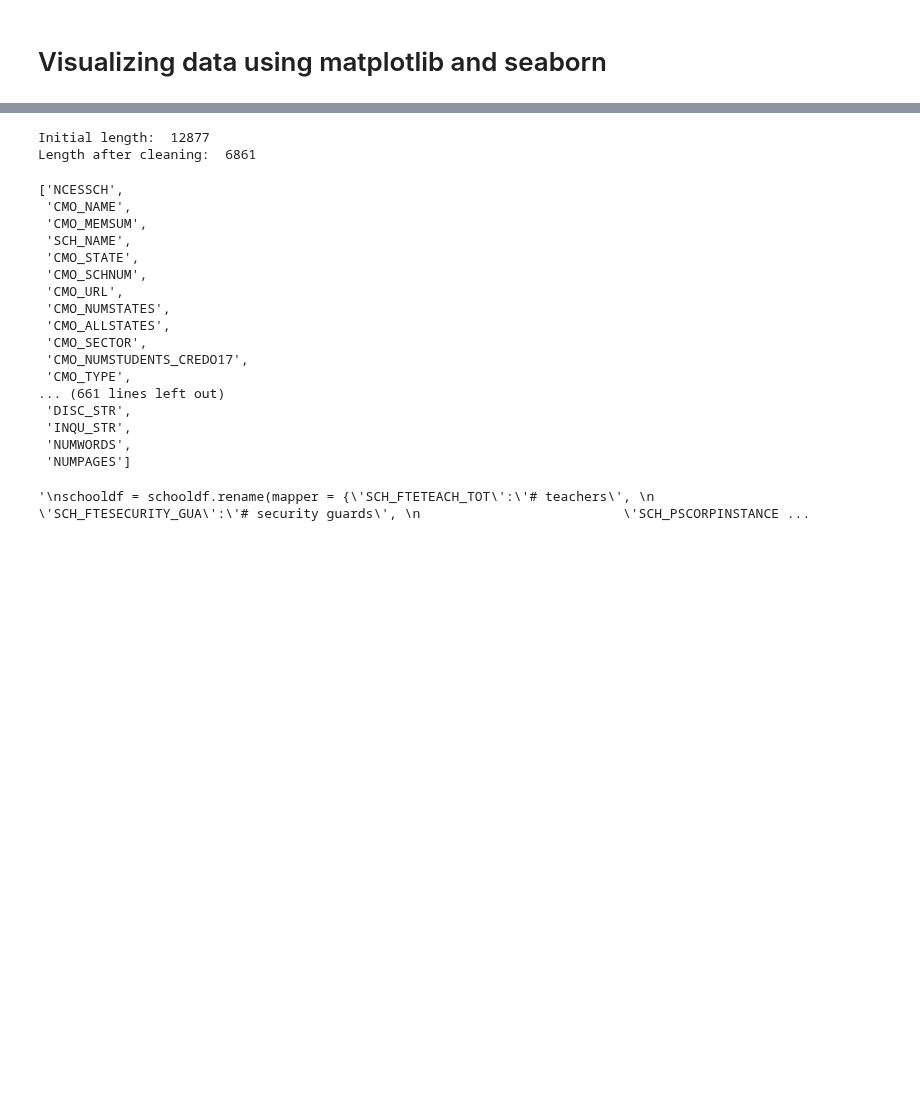
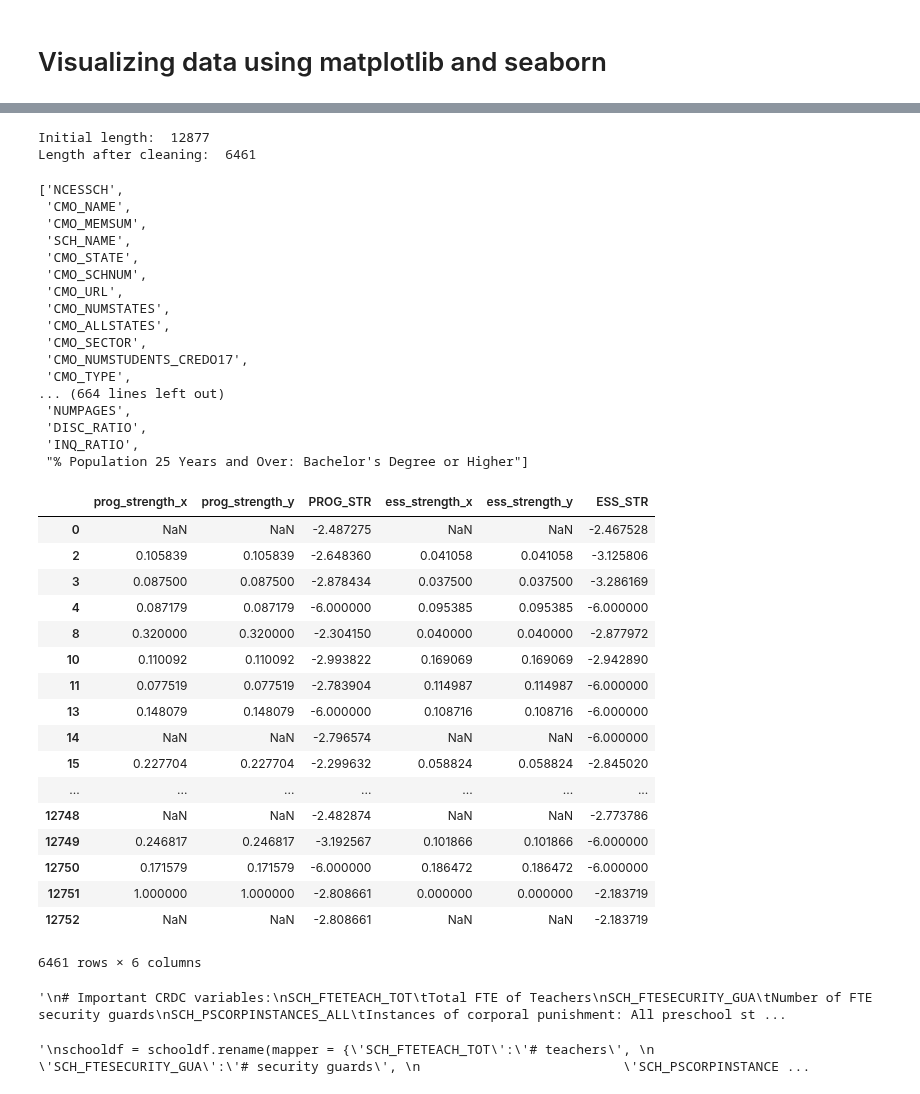
Before and after one commit to jhaber-zz/archive, a Jupyter notebook: data/data_visualization.ipynb, the cells around one changed output, grey strips where cells are left out. Cells and saved outputs as stored; diff of their text form; code cells hidden in the pictures; blank space fills up the shorter version.

```diff
--- a/data/data_visualization.ipynb
+++ b/data/data_visualization.ipynb
@@ -75,14 +72,34 @@ gc.enable()
+# %%
+# Generate any new columns:
+schooldf["DISC_RATIO"] = schooldf["DISCIPLINE_COUNT"]/schooldf["NUMWORDS"]
+schooldf["INQ_RATIO"] = schooldf["INQUIRY_COUNT"]/schooldf["NUMWORDS"]
+
+schooldf["% Population 25 Years and Over: Bachelor's Degree or Higher"] = schooldf["% Population 25 Years and Over: Bachelor's Degree"] + schooldf["% Population 25 Years and Over: Master's Degree"] + schooldf['% Population 25 Years and Over: Professional School Degree'] + schooldf['% Population 25 Years and Over: Doctorate Degree']
+
+#schooldf["PCTFRL"] = schooldf["TOTFRL"]/schooldf["MEMBER"] # Percent receiving free/ reduced-price lunch
+#schooldf["IDLEAN"] = schooldf["ess_strength"] - schooldf["prog_strength"]
 # %%
 # Clean up DF:
 print("Initial length: ", len(schooldf))
-schooldf = schooldf.drop_duplicates(subset=["NCESSCH"]) # Drop duplicate rows
-schooldf = schooldf[schooldf["WEBTEXT"].apply(len) != 0] # Drop rows where NO WEBTEXT was gathered (i.e., scrape failed)
+
+schooldf = schooldf.drop_duplicates(subset=["NCESSCH"], keep='first') # Drop duplicate rows
+schooldf = schooldf[schooldf["WEBTEXT"].apply(len) > 0] # Drop rows where NO WEBTEXT (0 pages) was gathered (i.e., scrape failed)
+schooldf = schooldf[schooldf["WEBTEXT"].apply(lambda school: len(school[0][3])) > 0] # Drop rows where first scraped page is empty
+schooldf = schooldf[schooldf["WEBTEXT"].apply(lambda school: sum([len(page[3]) for page in school])) > 0] # Drop rows where all pages are empty
+
+# Drop rows where dictionary counting failed (yielding strengths = -6, the filler to avoid intractable infinity values):
+#schooldf = schooldf[schooldf["DISC_STR"] != -6]
+#schooldf = schooldf[schooldf["INQU_STR"] != -6]
+#schooldf = schooldf[schooldf["PROG_STR"] != -6]
+#schooldf = schooldf[schooldf["ESS_STR"] != -6]
+
 schooldf.drop(["WEBTEXT", "CMO_WEBTEXT"], axis=1, inplace=True) # Drop huge columns
 schooldf = convert_df(schooldf) # Make DF more memory-efficient
+
 print("Length after cleaning: ", len(schooldf))
 # %% [output]
 Initial length:  12877
-Length after cleaning:  6861
+Length after cleaning:  6461
 # %%
 #print(schooldf.keys())
 list(schooldf)
@@ -99,11 +116,33 @@ list(schooldf)
  'CMO_SECTOR',
  'CMO_NUMSTUDENTS_CREDO17',
  'CMO_TYPE',
-... (661 lines left out)
- 'DISC_STR',
- 'INQU_STR',
- 'NUMWORDS',
- 'NUMPAGES']
+... (664 lines left out)
+ 'NUMPAGES',
+ 'DISC_RATIO',
+ 'INQ_RATIO',
+ "% Population 25 Years and Over: Bachelor's Degree or Higher"]
+# %%
+# Inspect different dictionary variables
+schooldf[["prog_strength_x", "prog_strength_y", "PROG_STR", "ess_strength_x", "ess_strength_y", "ESS_STR"]]
+# %% [output]
+|  | prog_strength_x | prog_strength_y | PROG_STR | ess_strength_x | ess_strength_y | ESS_STR |
+| 0 | NaN | NaN | -2.487275 | NaN | NaN | -2.467528 |
+| 2 | 0.105839 | 0.105839 | -2.648360 | 0.041058 | 0.041058 | -3.125806 |
+| 3 | 0.087500 | 0.087500 | -2.878434 | 0.037500 | 0.037500 | -3.286169 |
+| 4 | 0.087179 | 0.087179 | -6.000000 | 0.095385 | 0.095385 | -6.000000 |
+| 8 | 0.320000 | 0.320000 | -2.304150 | 0.040000 | 0.040000 | -2.877972 |
+| 10 | 0.110092 | 0.110092 | -2.993822 | 0.169069 | 0.169069 | -2.942890 |
+| 11 | 0.077519 | 0.077519 | -2.783904 | 0.114987 | 0.114987 | -6.000000 |
+| 13 | 0.148079 | 0.148079 | -6.000000 | 0.108716 | 0.108716 | -6.000000 |
+| 14 | NaN | NaN | -2.796574 | NaN | NaN | -6.000000 |
+| 15 | 0.227704 | 0.227704 | -2.299632 | 0.058824 | 0.058824 | -2.845020 |
+| ... | ... | ... | ... | ... | ... | ... |
+| 12748 | NaN | NaN | -2.482874 | NaN | NaN | -2.773786 |
+| 12749 | 0.246817 | 0.246817 | -3.192567 | 0.101866 | 0.101866 | -6.000000 |
+| 12750 | 0.171579 | 0.171579 | -6.000000 | 0.186472 | 0.186472 | -6.000000 |
+| 12751 | 1.000000 | 1.000000 | -2.808661 | 0.000000 | 0.000000 | -2.183719 |
+| 12752 | NaN | NaN | -2.808661 | NaN | NaN | -2.183719 |
+6461 rows × 6 columns
 # %%
 '''
 # Important CRDC variables:
@@ -142,6 +181,8 @@ schooldf["Total Chronic Student Absenteeism"] = schooldf['TOT_ABSENT_M', 'TOT_AB
 ['SCH_FTETEACH_TOT', 'SCH_FTESECURITY_GUA', 'SCH_PSCORPINSTANCES_ALL', 'SCH_PSOOSINSTANCES_ALL', 'TOT_DISCWODIS_EXPZT_M', 'TOT_DISCWODIS_EXPZT_F', 'TOT_DISCWDIS_EXPZT_IDEA_M', 'TOT_DISCWDIS_EXPZT_IDEA_F', 'TOT_DISCWODIS_EXPWE_M', 'TOT_DISCWODIS_EXPWE_F', 'TOT_DISCWODIS_EXPWOE_M', 'TOT_DISCWODIS_EXPWOE_F', 'TOT_DISCWDIS_EXPWE_IDEA_M', 'TOT_DISCWDIS_EXPWE_IDEA_F', 'TOT_DISCWDIS_EXPWOE_IDEA_M', 'TOT_DISCWDIS_EXPWOE_IDEA_F', 'TOT_ABSENT_M', 'TOT_ABSENT_F']
 
 '''
+# %% [output]
+'\n# Important CRDC variables:\nSCH_FTETEACH_TOT\tTotal FTE of Teachers\nSCH_FTESECURITY_GUA\tNumber of FTE security guards\nSCH_PSCORPINSTANCES_ALL\tInstances of corporal punishment: All preschool st ...
 # %%
 # Combine, relabel some CRDC columns
 expul_cols = ['TOT_DISCWODIS_EXPWE_M', 'TOT_DISCWODIS_EXPWE_F', 'TOT_DISCWODIS_EXPWOE_M', 'TOT_DISCWODIS_EXPWOE_F', 'TOT_DISCWDIS_EXPWE_IDEA_M', 'TOT_DISCWDIS_EXPWE_IDEA_F', 'TOT_DISCWDIS_EXPWOE_IDEA_M', 'TOT_DISCWDIS_EXPWOE_IDEA_F']
```
Also changed, not shown: parts of 9 cells of this notebook, 2 other files.
